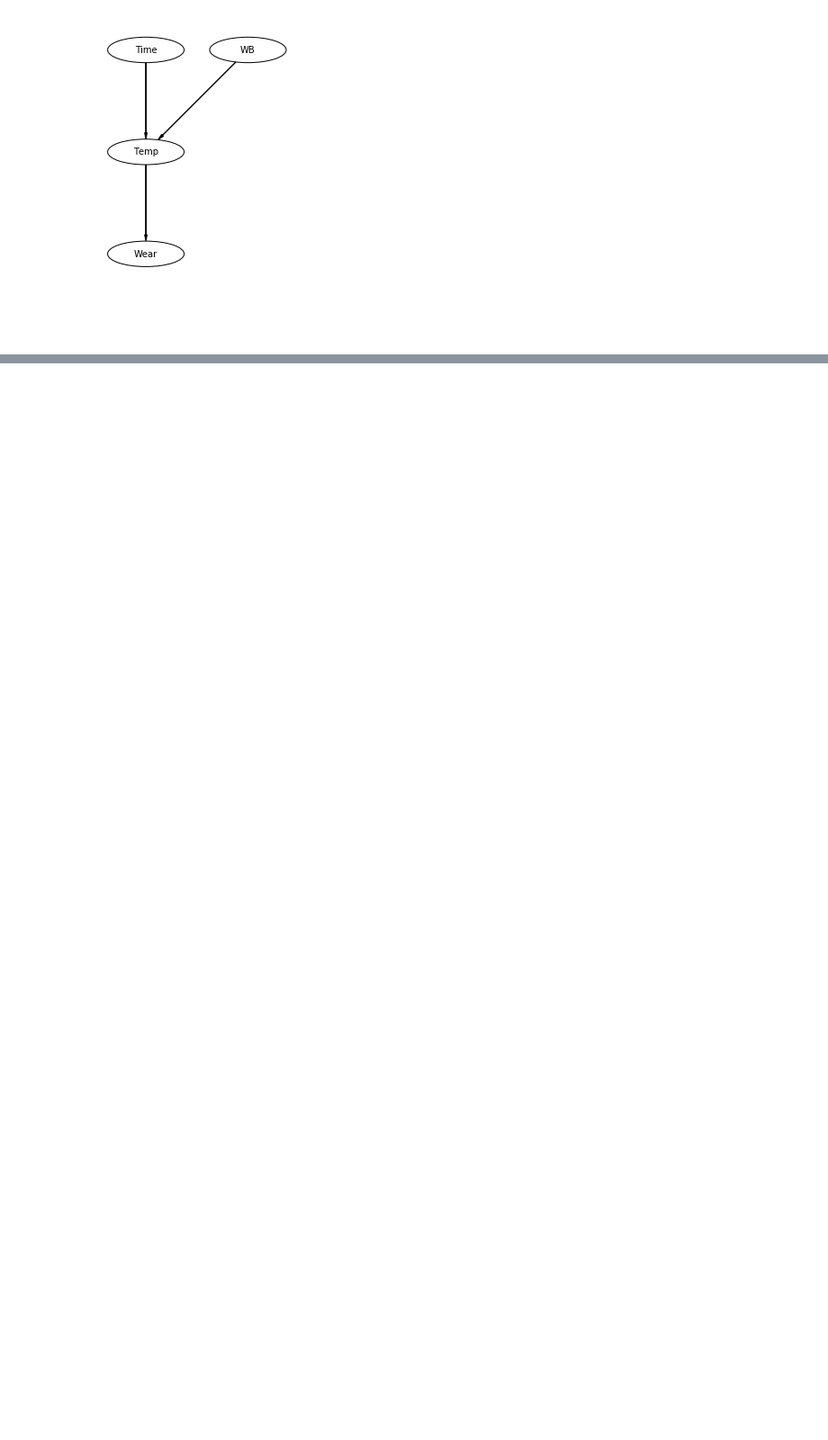
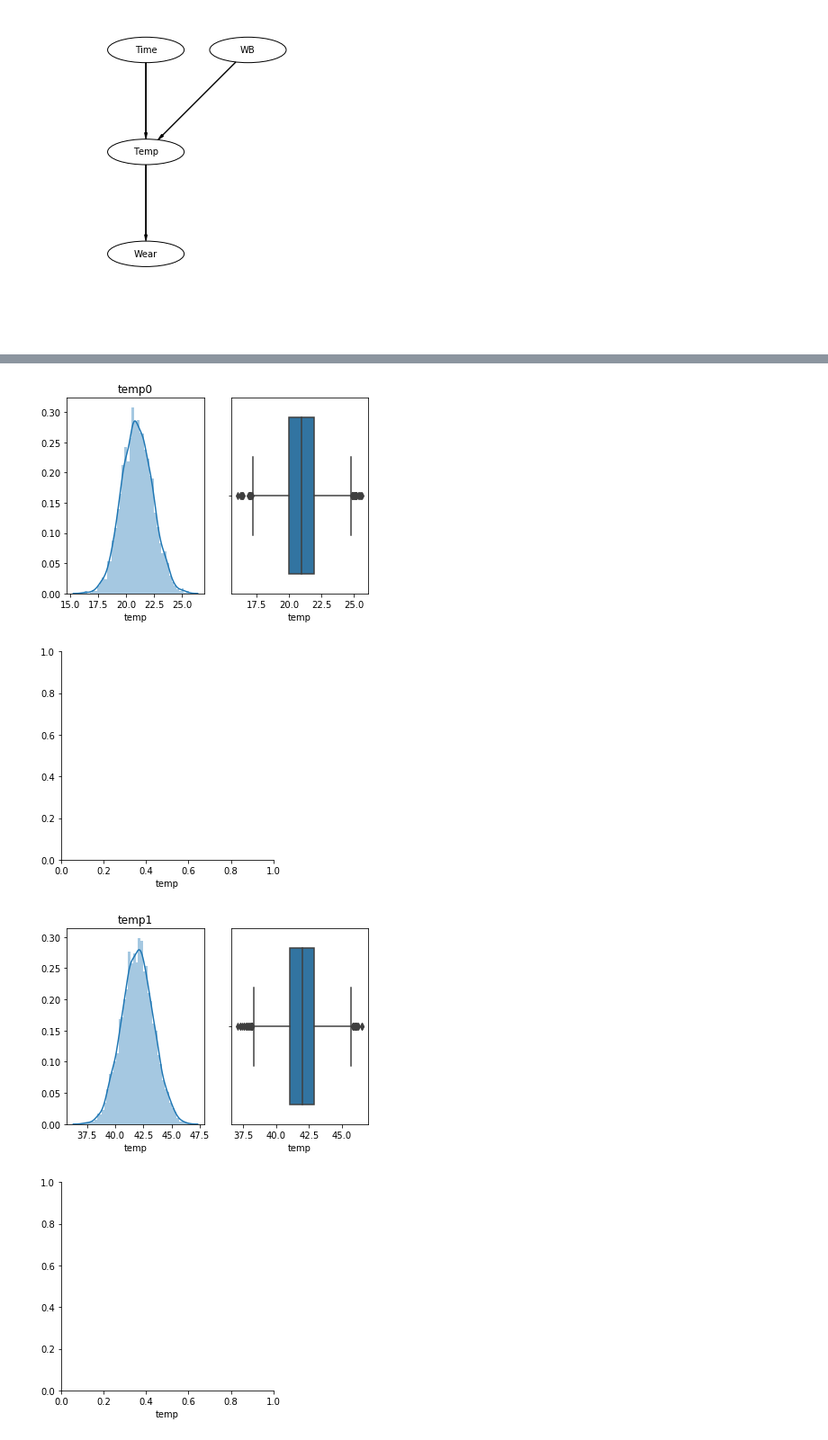
Before and after one commit to sunilsainiK/Bayes, a Jupyter notebook: Bayesian network.ipynb, the cells around one changed output, grey strips where cells are left out. Shown at 90% size. Drawn from its saved outputs; the diff is of its cells as text; code cells hidden in the pictures; blank space fills up the shorter version.

```diff
--- a/Bayesian network.ipynb
+++ b/Bayesian network.ipynb
@@ -159,10 +208,12 @@ NUTS: [changedWear, wear2, Temp2, Time2]
 # %%
 i=0
 for i in range(0,len(df)-1):
-    fig, ax =plt.subplots(1,4)
-    plt.figure(figsize=(840,840))
-    seaborn.distplot(globals()["predStep" + str(i)].WearChanged,ax=ax[0])
-    seaborn.distplot(globals()["predStep" + str(i)].Wear, ax=ax[1])
-    seaborn.distplot(globals()["predStep" + str(i)].temp, ax=ax[2])
-    seaborn.distplot(globals()["predStep" + str(i)].temp, ax=ax[3])
-    fig.show()
+    fig, ax =plt.subplots(1,2)
+
+    seaborn.distplot(globals()["predStep" + str(i)].temp,ax=ax[0]).set_title("temp"+str(i))
+    seaborn.factorplot("temp", data=globals()["predStep" + str(i)],ax=ax[1], kind="box")
+# %% [output]
+[figure, added]
+[figure, added]
+[figure, added]
+[figure, added]
```
Also changed, not shown: parts of 19 cells of this notebook.
